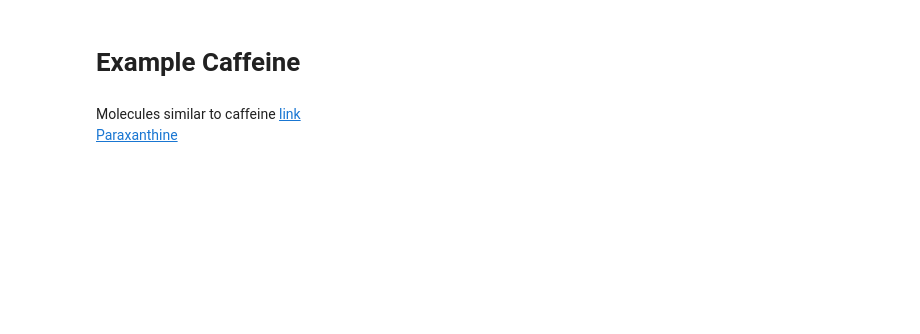
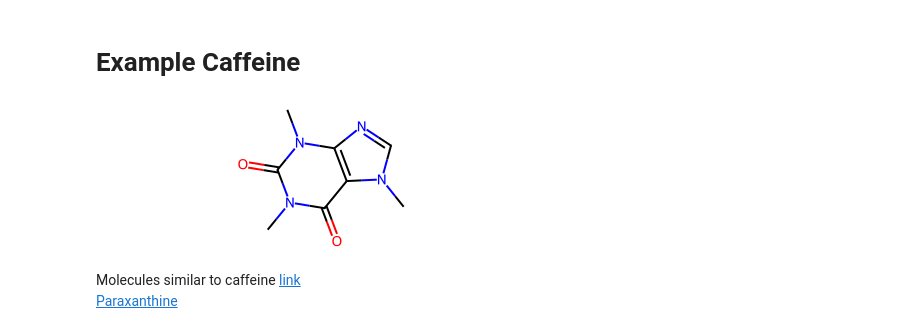
Before and after one commit to RodrigoAVargasHdz/CHEM-4PB3, a Jupyter notebook: Course_Notes/Week6/TanimotoKernel.ipynb, the cells around one changed output. Drawn from its saved outputs; the diff is of its cells as text; code cells hidden in the pictures; blank space fills up the shorter version.

```diff
--- a/Course_Notes/Week6/TanimotoKernel.ipynb
+++ b/Course_Notes/Week6/TanimotoKernel.ipynb
@@ -114,6 +168,14 @@ print(K)
 # %% [markdown]
 # Example Caffeine
+# %%
+def get_fingerprints(m_smiles,radius=2):
+  m = MolFromSmiles(m_smiles)
+  m_fingerprints = AllChem.GetMorganFingerprintAsBitVect(m, radius=radius, nBits=2048)
+  return np.asarray(m_fingerprints)
 # %%
 caff_sm = 'CN1C=NC2=C1C(=O)N(C(=O)N2C)C'
 m = MolFromSmiles(caff_sm)
+x_caff_fp = get_fingerprints(caff_sm)
 m
+# %% [output]
+[figure, added]
```
Also changed, not shown: parts of 25 cells of this notebook, 1 other file.
